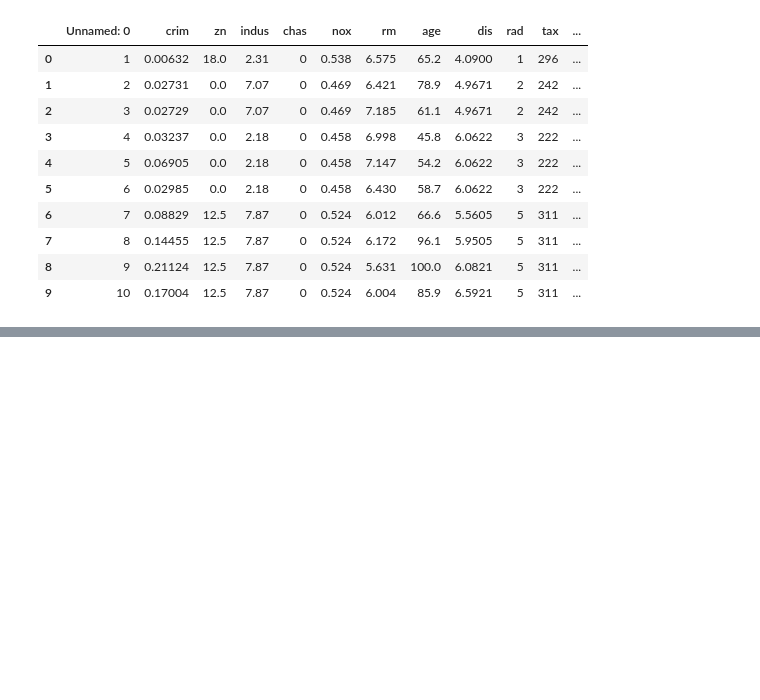
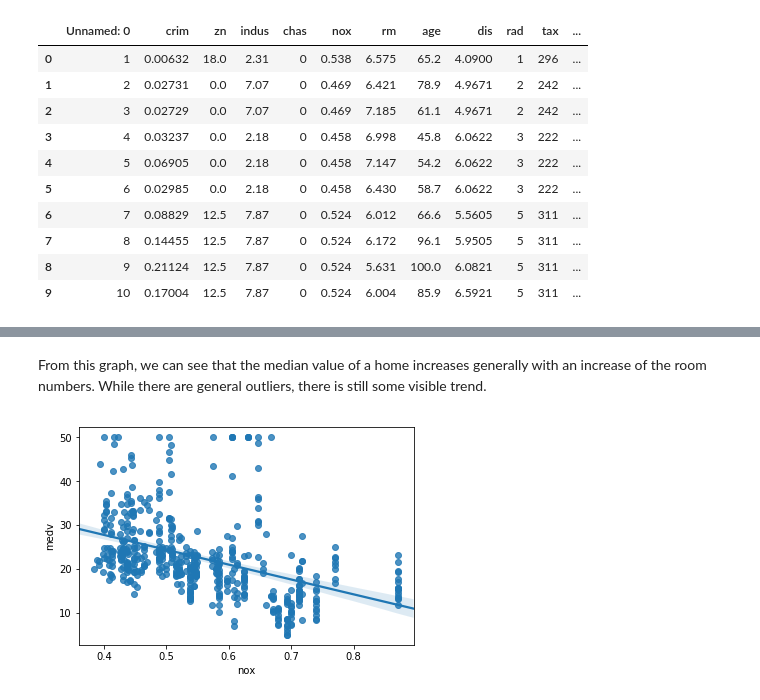
Before and after one commit to NadiaAlmutlak/DS-Mechanics, a Jupyter notebook: Homework 1- Boston Housing/Na2736_Homework1.ipynb, the cells around one changed output, grey strips where cells are left out. Drawn from its saved outputs; the diff is of its cells as text; code cells hidden in the pictures; blank space fills up the shorter version.

```diff
--- a/Homework 1- Boston Housing/Na2736_Homework1.ipynb
+++ b/Homework 1- Boston Housing/Na2736_Homework1.ipynb
@@ -26,0 +105,6 @@ ax=sns.heatmap(corr,annot=True)
+# %% [markdown]
+From this graph, we can see that the median value of a home increases generally with an increase of the room numbers. While there are general outliers, there is still some visible trend.
+# %%
+nox_reg=sns.regplot(x='nox', y='medv', data=df)
+# %% [output]
+[figure, added]
```
Also changed, not shown: parts of 38 cells of this notebook.
